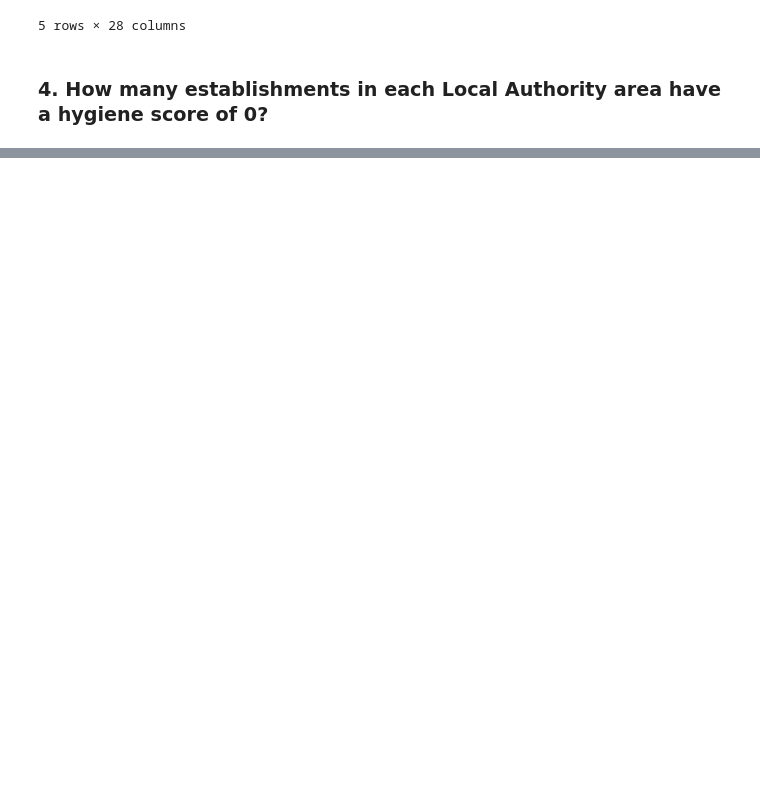
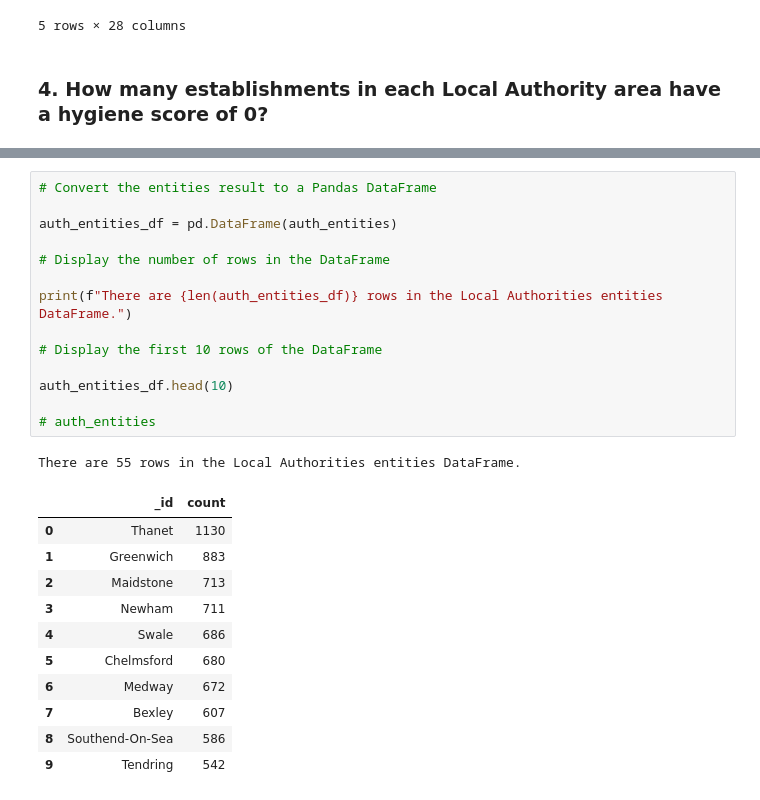
Before and after one commit to greberr09/nosql_challenge, a Jupyter notebook: NoSQL_analysis_starter.ipynb, the cells around one changed output, grey strips where cells are left out. Cells and saved outputs as stored; diff of their text form; blank space fills up the shorter version.

```diff
--- a/NoSQL_analysis_starter.ipynb
+++ b/NoSQL_analysis_starter.ipynb
@@ -332,0 +413,27 @@ Rows in the near Penang Flavours DataFrame: 5
+# %%
+# Convert the entities result to a Pandas DataFrame
+
+auth_entities_df = pd.DataFrame(auth_entities)
+
+# Display the number of rows in the DataFrame
+
+print(f"There are {len(auth_entities_df)} rows in the Local Authorities entities DataFrame.")
+
+# Display the first 10 rows of the DataFrame
+
+auth_entities_df.head(10)
+
+# auth_entities
+# %% [output]
+There are 55 rows in the Local Authorities entities DataFrame.
+|  | _id | count |
+| 0 | Thanet | 1130 |
+| 1 | Greenwich | 883 |
+| 2 | Maidstone | 713 |
+| 3 | Newham | 711 |
+| 4 | Swale | 686 |
+| 5 | Chelmsford | 680 |
+| 6 | Medway | 672 |
+| 7 | Bexley | 607 |
+| 8 | Southend-On-Sea | 586 |
+| 9 | Tendring | 542 |
```
Also changed, not shown: parts of 11 cells of this notebook.
